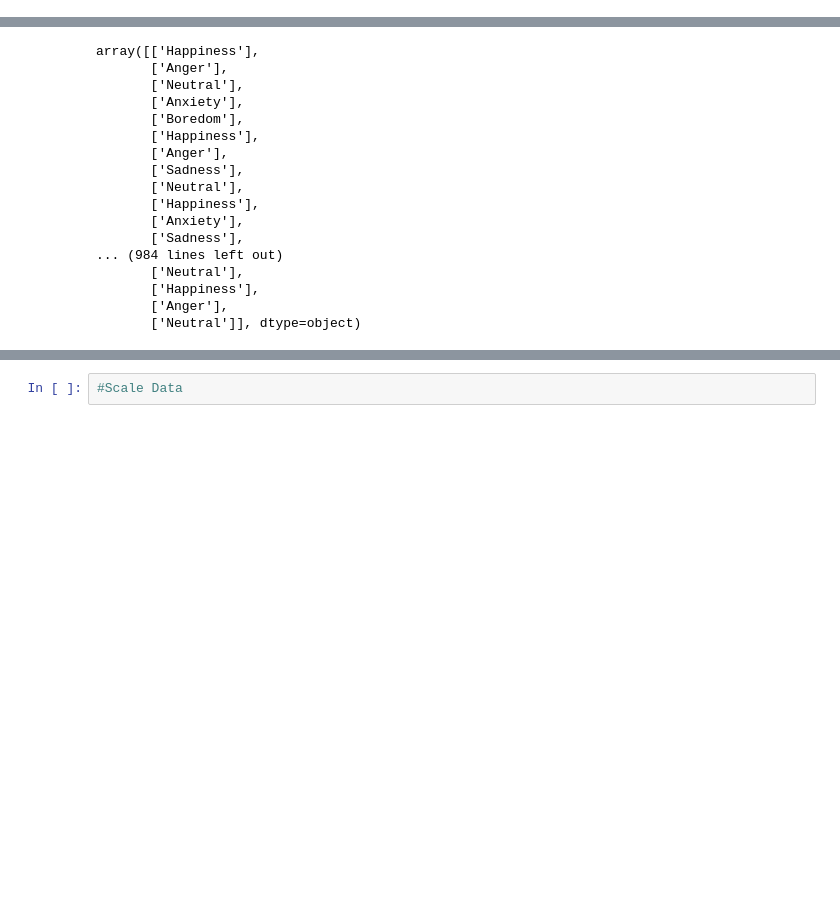
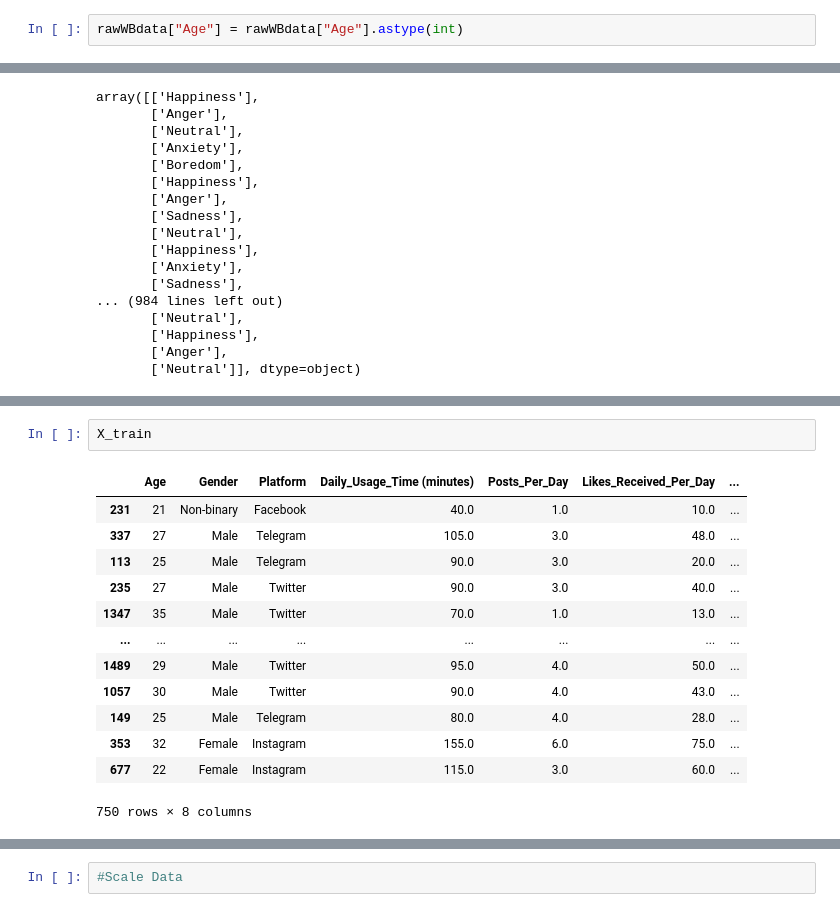
Before and after one commit to ShylaTatum/Project-2, a Jupyter notebook: Clean Social Media Wellbeing Data.ipynb, the cells around one changed output, grey strips where cells are left out. Drawn from its saved outputs; the diff is of its cells as text; blank space fills up the shorter version.

```diff
--- a/Clean Social Media Wellbeing Data.ipynb
+++ b/Clean Social Media Wellbeing Data.ipynb
@@ -37,3 +72,5 @@ rawWBdata = rawWBdata.dropna()
+# %%
+rawWBdata["Age"] = rawWBdata["Age"].astype(int)
 # %%
 #Create X and y
 X = rawWBdata.drop(columns='Dominant_Emotion')
@@ -121,0 +112,16 @@ AttributeError: 'numpy.ndarray' object has no attribute 'select_dtypes'
+# %%
+X_train
+# %% [output]
+|  | Age | Gender | Platform | Daily_Usage_Time (minutes) | Posts_Per_Day | Likes_Received_Per_Day | ... |
+| 231 | 21 | Non-binary | Facebook | 40.0 | 1.0 | 10.0 | ... |
+| 337 | 27 | Male | Telegram | 105.0 | 3.0 | 48.0 | ... |
+| 113 | 25 | Male | Telegram | 90.0 | 3.0 | 20.0 | ... |
+| 235 | 27 | Male | Twitter | 90.0 | 3.0 | 40.0 | ... |
+| 1347 | 35 | Male | Twitter | 70.0 | 1.0 | 13.0 | ... |
+| ... | ... | ... | ... | ... | ... | ... | ... |
+| 1489 | 29 | Male | Twitter | 95.0 | 4.0 | 50.0 | ... |
+| 1057 | 30 | Male | Twitter | 90.0 | 4.0 | 43.0 | ... |
+| 149 | 25 | Male | Telegram | 80.0 | 4.0 | 28.0 | ... |
+| 353 | 32 | Female | Instagram | 155.0 | 6.0 | 75.0 | ... |
+| 677 | 22 | Female | Instagram | 115.0 | 3.0 | 60.0 | ... |
+750 rows × 8 columns
```
Also changed, not shown: parts of 10 cells of this notebook.
